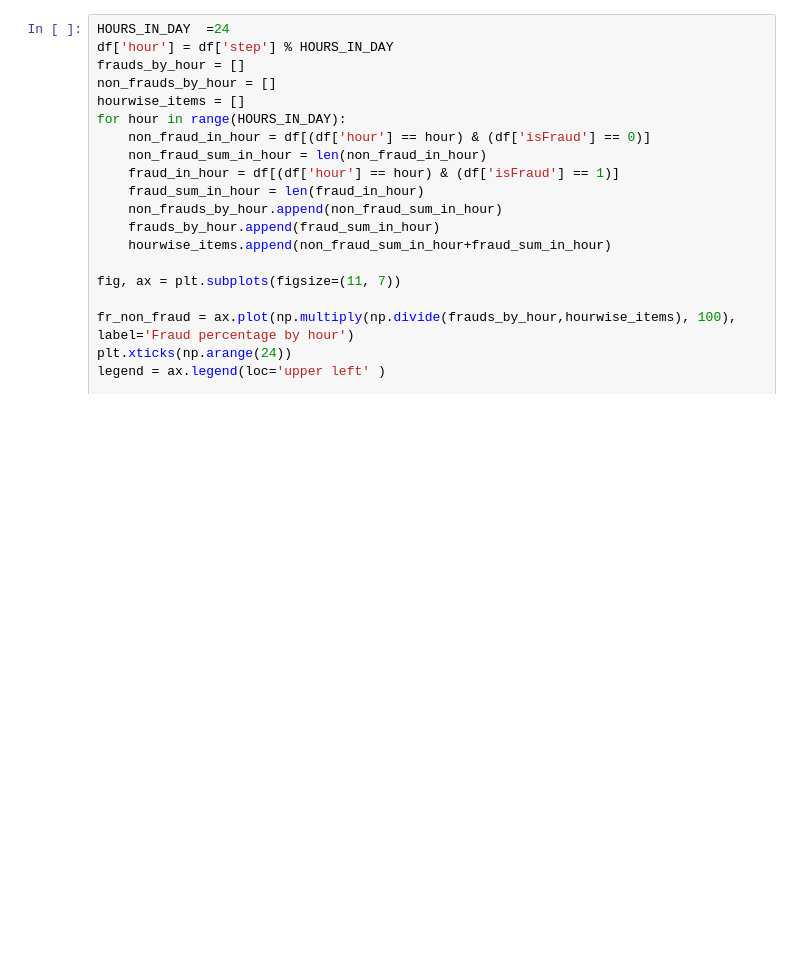
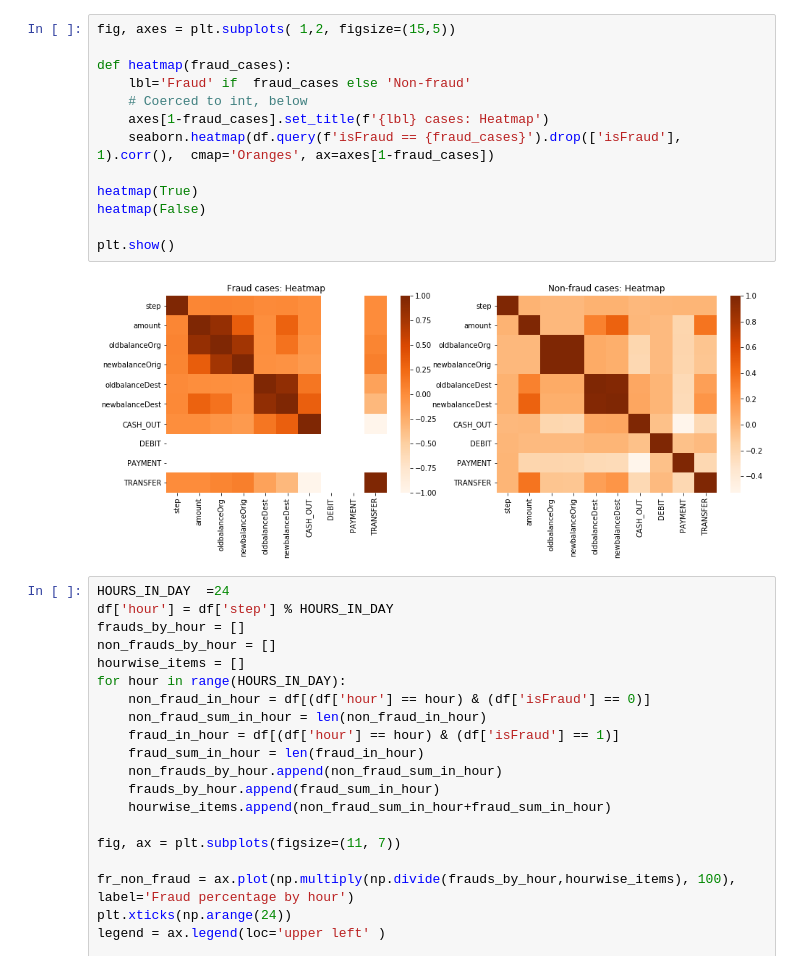
Before and after one commit to JoshuaFox/fraud-detect-blackbelt, a Jupyter notebook: local_run.ipynb, the cells around one changed output. Drawn from its saved outputs; the diff is of its cells as text; blank space fills up the shorter version.

```diff
--- a/local_run.ipynb
+++ b/local_run.ipynb
@@ -45,3 +59,18 @@ Wall time: 1.28 ms
+# %%
+fig, axes = plt.subplots( 1,2, figsize=(15,5))
+
+def heatmap(fraud_cases):
+    lbl='Fraud' if  fraud_cases else 'Non-fraud'
+    # Coerced to int, below
+    axes[1-fraud_cases].set_title(f'{lbl} cases: Heatmap')
+    seaborn.heatmap(df.query(f'isFraud == {fraud_cases}').drop(['isFraud'], 1).corr(),  cmap='Oranges', ax=axes[1-fraud_cases])
+
+heatmap(True)
+heatmap(False)
+
+plt.show()
+# %% [output]
+[figure, added]
 # %%
 HOURS_IN_DAY  =24
 df['hour'] = df['step'] % HOURS_IN_DAY
```
Also changed, not shown: parts of 8 cells of this notebook.
